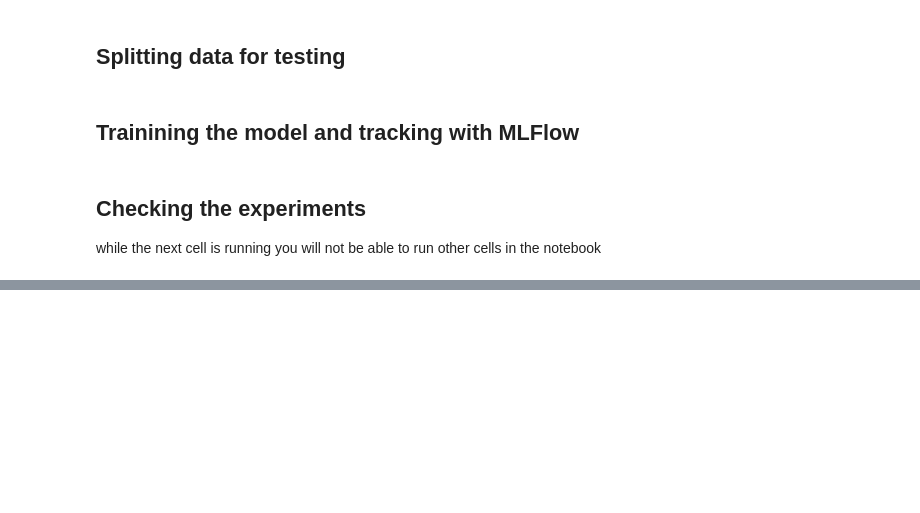
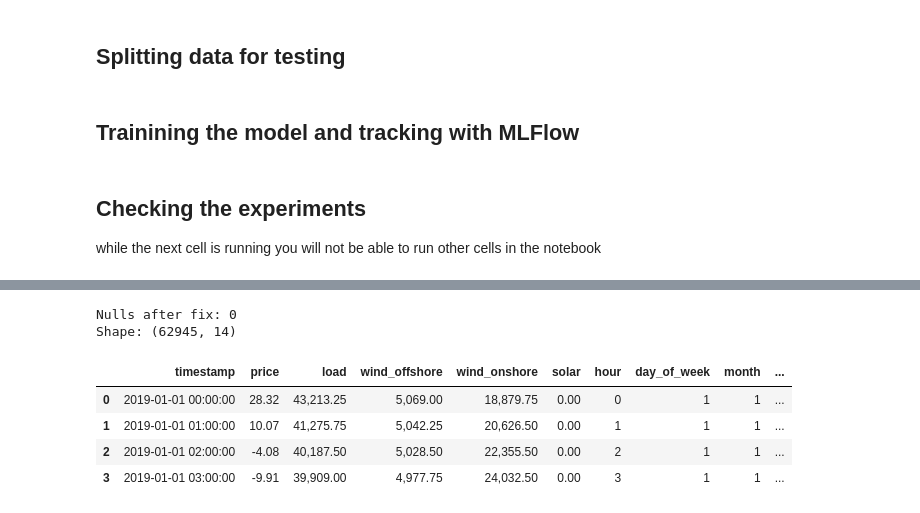
Before and after one commit to Josip007/WattWise, a Jupyter notebook: notebooks/EDA-and-modeling.ipynb, the cells around one changed output, grey strips where cells are left out. Cells and saved outputs as stored; diff of their text form; code cells hidden in the pictures; blank space fills up the shorter version.

```diff
--- a/notebooks/EDA-and-modeling.ipynb
+++ b/notebooks/EDA-and-modeling.ipynb
@@ -332,0 +375,24 @@ df_final.head(2)
+# %%
+# gas, coal and co2 prices using yfinance package (pip install yfinance)
+import yfinance as yf
+
+# Gas and coal; TTF - Gas prices, MTF - coal prices,
+# yfinance - yahoo prices
+gas  = yf.download("TTF=F", start="2019-01-01", end="2026-03-05")
+coal = yf.download("MTF=F", start="2019-01-01", end="2026-03-05")
+
+# Clean
+gas  = gas[["Close"]].rename(columns={"Close": "gas_price"})
+coal = coal[["Close"]].rename(columns={"Close": "coal_price"})
+
+gas.index.name  = "timestamp"
+coal.index.name = "timestamp"
+
+gas  = gas.reset_index()
+coal = coal.reset_index()
+
+gas.columns  = ["timestamp", "gas_price"]
+coal.columns = ["timestamp", "coal_price"]
+
+print(f"Gas:  {gas.shape}  | from: {gas['timestamp'].min()} to: {gas['timestamp'].max()}")
+print(f"Coal: {coal.shape} | from: {coal['timestamp'].min()} to: {coal['timestamp'].max()}")
@@ -332,0 +456,7 @@ df_final.head(2)
+# %%
+# First rows have no price yet, filling using next known value
+df_final["gas_price"]  = df_final["gas_price"].bfill()
+df_final["coal_price"] = df_final["coal_price"].bfill()
+
+print(f"Nulls after fix: {df_final.isnull().sum().sum()}")
+print(f"Shape: {df_final.shape}")
@@ -332,0 +483,19 @@ df_final.head(2)
+# %%
+# We have some NA's, because of the weekend, stock market is closed orsomething
+
+df_final["gas_price"]  = df_final["gas_price"].bfill()
+df_final["coal_price"] = df_final["coal_price"].bfill()
+
+print(f"Nulls after fix: {df_final.isnull().sum().sum()}")
+print(f"Shape: {df_final.shape}")
+# %% [output]
+Nulls after fix: 0
+Shape: (62945, 14)
+# %%
+df_final.head(4)
+# %% [output]
+|  | timestamp | price | load | wind_offshore | wind_onshore | solar | hour | day_of_week | month | ... |
+| 0 | 2019-01-01 00:00:00 | 28.32 | 43,213.25 | 5,069.00 | 18,879.75 | 0.00 | 0 | 1 | 1 | ... |
+| 1 | 2019-01-01 01:00:00 | 10.07 | 41,275.75 | 5,042.25 | 20,626.50 | 0.00 | 1 | 1 | 1 | ... |
+| 2 | 2019-01-01 02:00:00 | -4.08 | 40,187.50 | 5,028.50 | 22,355.50 | 0.00 | 2 | 1 | 1 | ... |
+| 3 | 2019-01-01 03:00:00 | -9.91 | 39,909.00 | 4,977.75 | 24,032.50 | 0.00 | 3 | 1 | 1 | ... |
```
Also changed, not shown: parts of 32 cells of this notebook, 12 other files.
